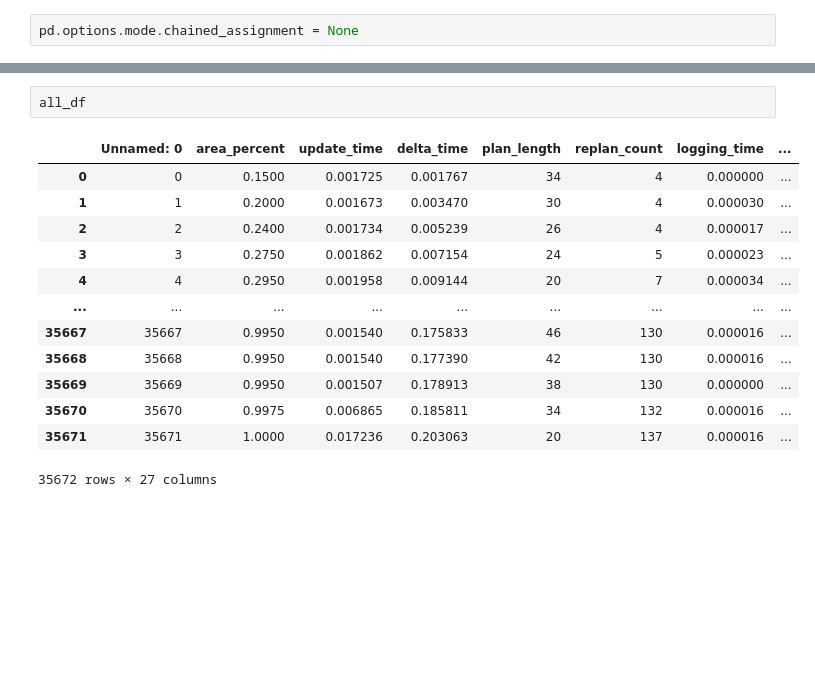
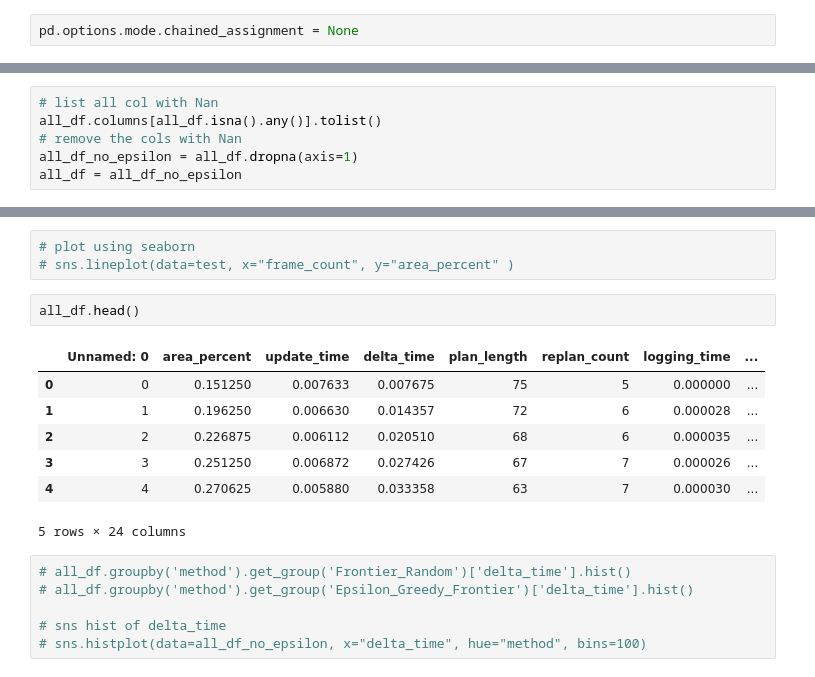
Before and after one commit to DIRECTLab/Multi_Agents_Area_Exploration, a Jupyter notebook: data_analysis/read_data.ipynb, the cells around one changed output, grey strips where cells are left out. Cells and saved outputs as stored; diff of their text form; blank space fills up the shorter version.

```diff
--- a/data_analysis/read_data.ipynb
+++ b/data_analysis/read_data.ipynb
@@ -38,0 +48,6 @@ pd.options.mode.chained_assignment = None
+# %%
+# list all col with Nan
+all_df.columns[all_df.isna().any()].tolist()
+# remove the cols with Nan
+all_df_no_epsilon = all_df.dropna(axis=1)
+all_df = all_df_no_epsilon
@@ -39,19 +74,22 @@ pd.options.mode.chained_assignment = None
+# %%
+# plot using seaborn
+# sns.lineplot(data=test, x="frame_count", y="area_percent" )
 # %%
-all_df
+all_df.head()
 # %% [output]
 |  | Unnamed: 0 | area_percent | update_time | delta_time | plan_length | replan_count | logging_time | ... |
-| 0 | 0 | 0.1500 | 0.001725 | 0.001767 | 34 | 4 | 0.000000 | ... |
-| 1 | 1 | 0.2000 | 0.001673 | 0.003470 | 30 | 4 | 0.000030 | ... |
-| 2 | 2 | 0.2400 | 0.001734 | 0.005239 | 26 | 4 | 0.000017 | ... |
-| 3 | 3 | 0.2750 | 0.001862 | 0.007154 | 24 | 5 | 0.000023 | ... |
-| 4 | 4 | 0.2950 | 0.001958 | 0.009144 | 20 | 7 | 0.000034 | ... |
-| ... | ... | ... | ... | ... | ... | ... | ... | ... |
-| 35667 | 35667 | 0.9950 | 0.001540 | 0.175833 | 46 | 130 | 0.000016 | ... |
-| 35668 | 35668 | 0.9950 | 0.001540 | 0.177390 | 42 | 130 | 0.000016 | ... |
-| 35669 | 35669 | 0.9950 | 0.001507 | 0.178913 | 38 | 130 | 0.000000 | ... |
-| 35670 | 35670 | 0.9975 | 0.006865 | 0.185811 | 34 | 132 | 0.000016 | ... |
-| 35671 | 35671 | 1.0000 | 0.017236 | 0.203063 | 20 | 137 | 0.000016 | ... |
+| 0 | 0 | 0.151250 | 0.007633 | 0.007675 | 75 | 5 | 0.000000 | ... |
+| 1 | 1 | 0.196250 | 0.006630 | 0.014357 | 72 | 6 | 0.000028 | ... |
+| 2 | 2 | 0.226875 | 0.006112 | 0.020510 | 68 | 6 | 0.000035 | ... |
+| 3 | 3 | 0.251250 | 0.006872 | 0.027426 | 67 | 7 | 0.000026 | ... |
+| 4 | 4 | 0.270625 | 0.005880 | 0.033358 | 63 | 7 | 0.000030 | ... |
-35672 rows × 27 columns
+5 rows × 24 columns
+# %%
+# all_df.groupby('method').get_group('Frontier_Random')['delta_time'].hist()
+# all_df.groupby('method').get_group('Epsilon_Greedy_Frontier')['delta_time'].hist()
+
+# sns hist of delta_time
+# sns.histplot(data=all_df_no_epsilon, x="delta_time", hue="method", bins=100)
 # %%
 all_df['method']
 # %% [output]
```
Also changed, not shown: parts of 18 cells of this notebook, 3 other files.
